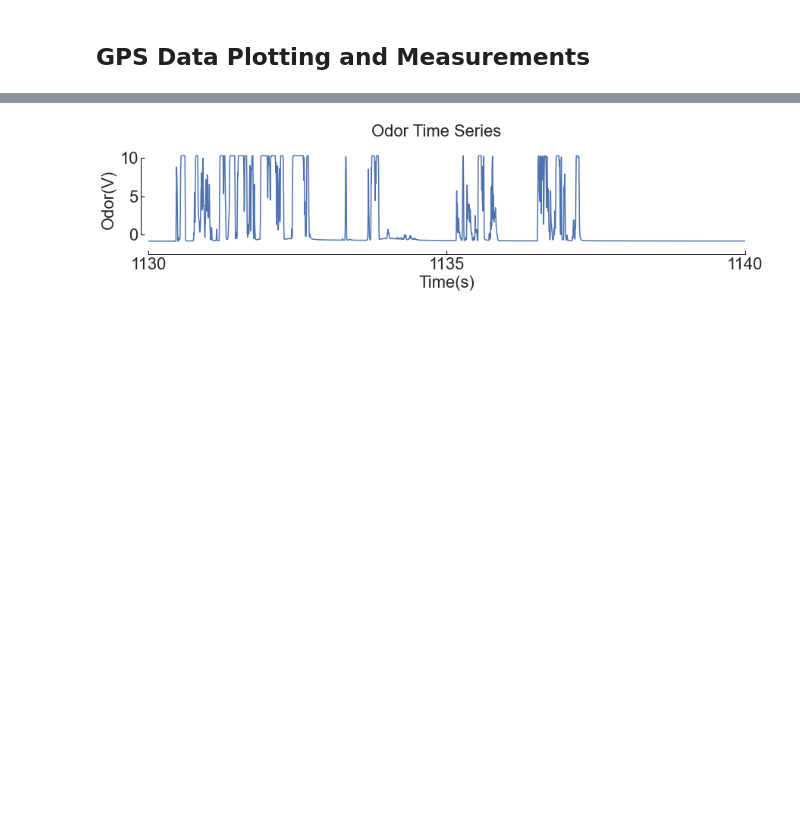
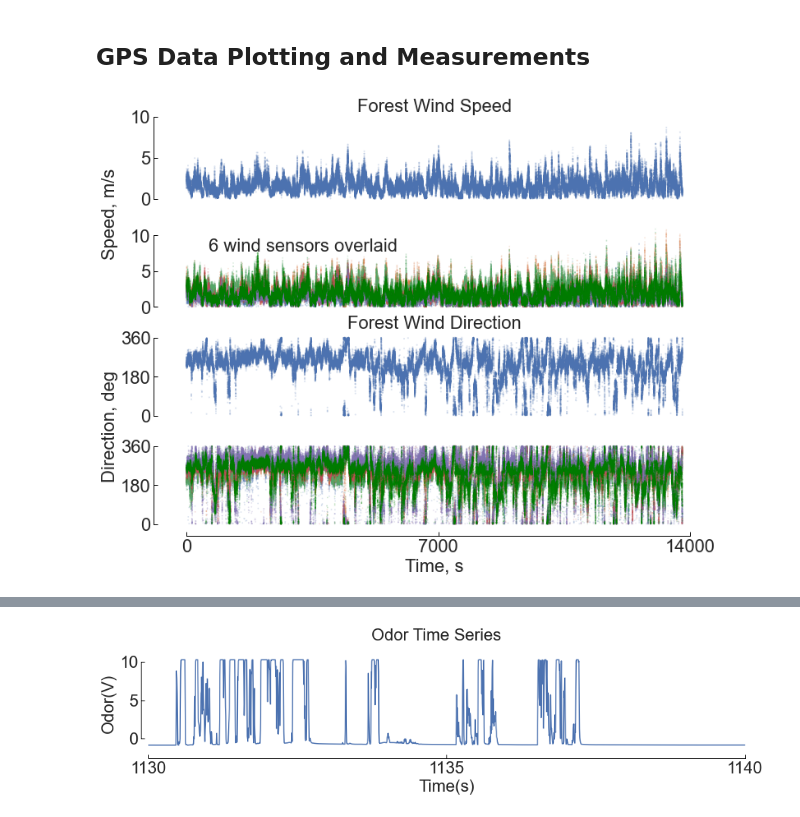
Before and after one commit to arunavanag591/odor_analysis, a Jupyter notebook: data_exploration/gpsAnalysis.ipynb, the cells around one changed output, grey strips where cells are left out. Drawn from its saved outputs; the diff is of its cells as text; code cells hidden in the pictures; blank space fills up the shorter version.

```diff
--- a/data_exploration/gpsAnalysis.ipynb
+++ b/data_exploration/gpsAnalysis.ipynb
@@ -36,0 +38,79 @@ df = pd.read_hdf("~/Documents/Myfiles/DataAnalysis/data/WindData/Forest/windgpsd
+# %%
+time =df.time-df.time[0]
+df['time']=time
+# %%
+f, (ax1,ax2,ax3,ax4)=plt.subplots(4,1, figsize=(10,8))
+
+ax1.scatter(df.time,df.S2_1, label='Station01', edgecolors='none', alpha=0.2,s=4)
+ax2.scatter(df.time,df.S2_2, label='Station05', edgecolors='none', alpha=0.2, s=3)
+ax2.scatter(df.time,df.S2_3, label='Station06', edgecolors='none', alpha=0.2, s=3)
+ax2.scatter(df.time,df.S2_5, label='Station07', edgecolors='none', alpha=0.2, s=3)
+ax2.scatter(df.time,df.S2_6, label='Station08', edgecolors='none', alpha=0.2, s=3)
+ax2.scatter(df.time,df.S2_8, label='Station09', edgecolors='none', alpha=0.2, s=3)
+ax2.scatter(df.time,df.S2_9, c='green', label='Station09', edgecolors='none', alpha=0.2, s=3)
+
+ax3.scatter(df.time ,df.D_1, label='Station01', edgecolors='none', alpha=0.2,s=4)
+ax4.scatter(df.time ,df.D_2, label='Station05', edgecolors='none', alpha=0.2,s=3)
+ax4.scatter(df.time ,df.D_3, label='Station06', edgecolors='none', alpha=0.2, s=3)
+ax4.scatter(df.time ,df.D_5, label='Station07', edgecolors='none', alpha=0.2, s=3)
+ax4.scatter(df.time ,df.D_6, label='Station08', edgecolors='none', alpha=0.2,s=3)
+ax4.scatter(df.time ,df.D_8, label='Station09', edgecolors='none', alpha=0.2,s=3)
+ax4.scatter(df.time ,df.D_9, c='green', label='Station09', edgecolors='none', alpha=0.2, s=3)
+
+
+# ax1.set_xlim(0,80000)
+# ax2.set_xlim(0,80000)
+# ax3.set_xlim(0,80000)
+# ax4.set_xlim(0,80000)
+ax1.grid(False)
+ax2.grid(False)
+ax3.grid(False)
+ax4.grid(False)
+
+
+mpl_functions.adjust_spines(ax1,['left'],
+                            spine_locations={},
+                            smart_bounds=True,
+#                             xticks=[0,2000,4000,6000,8000,10000,12000],
+                            yticks=[0,5,10],
+                            linewidth=1)
+
+mpl_functions.adjust_spines(ax2,['left'],
+                            spine_locations={},
+                            smart_bounds=True,
+#                             xticks=[0,40000,80000],
+                            yticks=[0,5,10],
+                            linewidth=1)
+
+
+mpl_functions.adjust_spines(ax3,['left'],
+                            spine_locations={},
+                            smart_bounds=True,
+#                             xticks=[0,2000,4000,6000,8000,10000,12000],
+#                             xticks=[0,95000],
+                            yticks=[0,180,360],
+                            linewidth=1)
+
+mpl_functions.adjust_spines(ax4,['left','bottom'],
+                            spine_locations={},
+                            smart_bounds=True,
+                            xticks=[0,7000,14000],
+                            yticks=[0,180,360],
+                            linewidth=1)
+ax1.set_title('Forest Wind Speed')
+ax3.set_title('Forest Wind Direction')
+# ax1.set_ylabel('Direction, Deg')
+# ax2.set_ylabel('Direction, Deg')
+ax4.set_xlabel('Time, s')
+f.text(-0.04, 0.75, 'Speed, m/s', va='center', rotation='vertical')
+f.text(-0.04, 0.3, 'Direction, deg', va='center', rotation='vertical')
+
+f.text(0.3,0.67, '6 wind sensors overlaid', ha='center', rotation='horizontal')
+
+f.tight_layout(pad=1)
+figurefirst.mpl_functions.set_fontsize(f, 22)
+# ax1.legend()
+# ax2.legend(loc='upper right',fancybox=True, shadow=False, framealpha=0.6)
+f.savefig('../../Figure/ForestWind.jpeg', dpi=300, bbox_inches = "tight")
+# %% [output]
+[figure, added]
```
Also changed, not shown: parts of 21 cells of this notebook, 9 other files.
